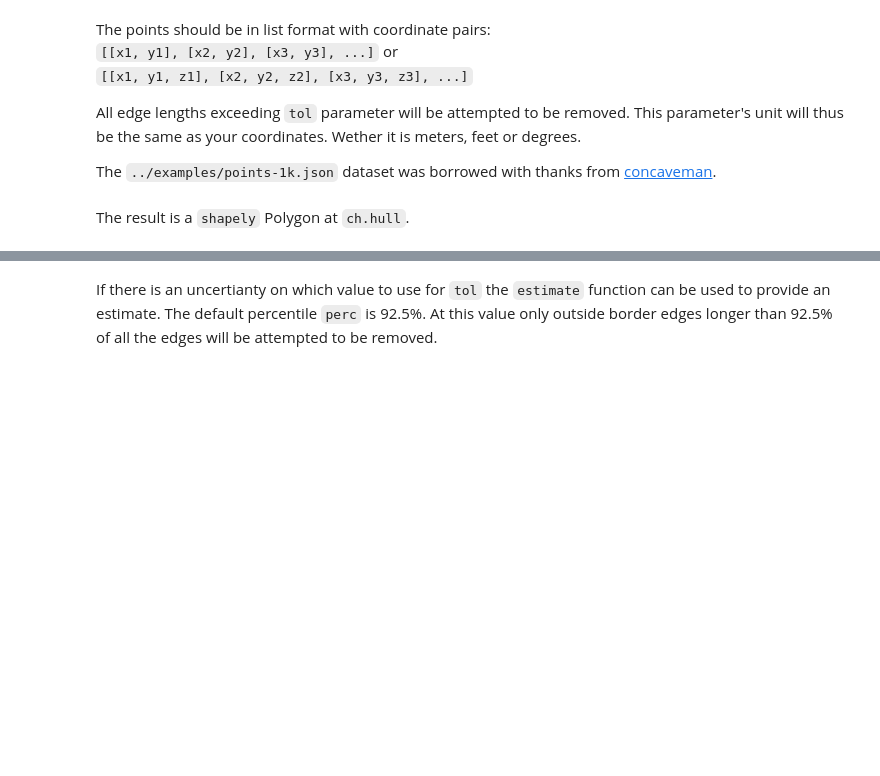
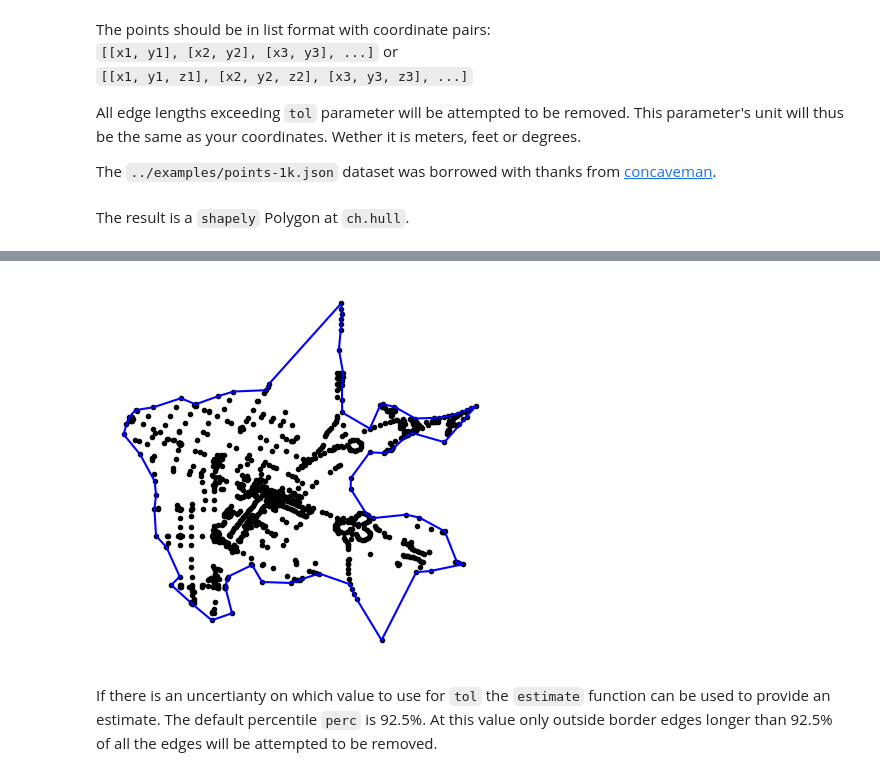
Before and after one commit to civildot/cdBoundary, a Jupyter notebook: nbs/index.ipynb, the cells around one changed output, grey strips where cells are left out. Cells and saved outputs as stored; diff of their text form; code cells hidden in the pictures; blank space fills up the shorter version.

```diff
--- a/nbs/index.ipynb
+++ b/nbs/index.ipynb
@@ -59,3 +59,7 @@ The first 5 coordinates of the concave hull is:
+# %%
+ch.plot()
+# %% [output]
+[figure, added]
 # %% [markdown]
 If there is an uncertianty on which value to use for `tol` the `estimate` function can be used to provide an estimate. The default percentile `perc` is 92.5%. At this value only outside border edges longer than 92.5% of all the edges will be attempted to be removed.
 # %%
```
Also changed, not shown: parts of 7 cells of this notebook, 9 other files.
